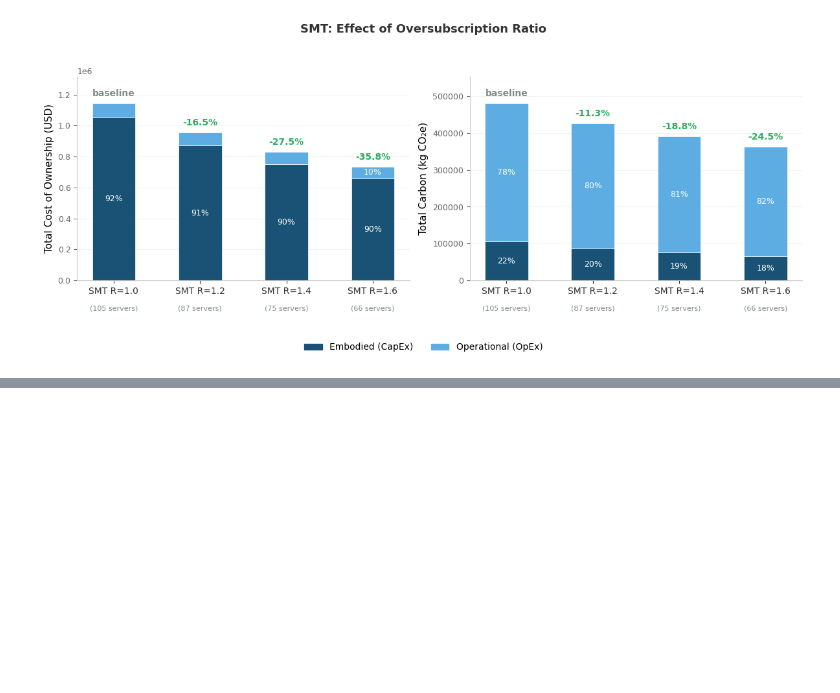
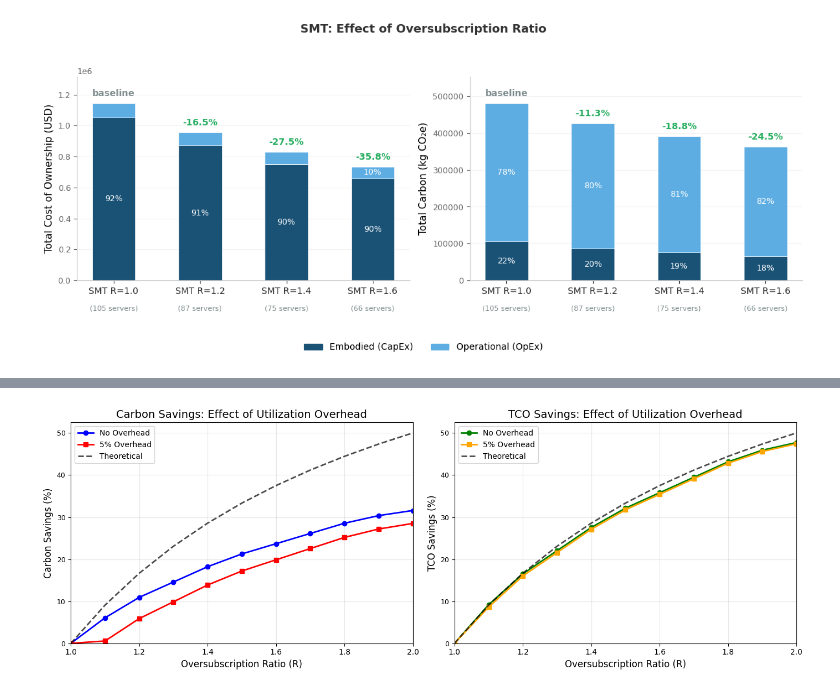
Before and after one commit to jaylenwang7/smt-oversub-model, a Jupyter notebook: notebooks/smt_vs_nosmt_comparison.ipynb, the cells around one changed output, grey strips where cells are left out. Cells and saved outputs as stored; diff of their text form; code cells hidden in the pictures; blank space fills up the shorter version.

```diff
--- a/notebooks/smt_vs_nosmt_comparison.ipynb
+++ b/notebooks/smt_vs_nosmt_comparison.ipynb
@@ -313,0 +519,36 @@ For more flexibility, use `ScenarioBuilder` and `compare_scenarios()` directly.
+# %%
+# Overlay both scenarios for comparison
+fig, axes = plt.subplots(1, 2, figsize=(14, 5))
+
+ratios = sweep['ratios']
+
+# Carbon savings comparison
+ax1 = axes[0]
+ax1.plot(ratios, sweep['carbon_savings_pct'], 'b-o', linewidth=2, markersize=6, label='No Overhead')
+ax1.plot(ratios, sweep_with_overhead['carbon_savings_pct'], 'r-s', linewidth=2, markersize=6, label='5% Overhead')
+ax1.plot(ratios, sweep['theoretical_savings_pct'], 'k--', linewidth=2, alpha=0.7, label='Theoretical')
+ax1.set_xlabel('Oversubscription Ratio (R)', fontsize=12)
+ax1.set_ylabel('Carbon Savings (%)', fontsize=12)
+ax1.set_title('Carbon Savings: Effect of Utilization Overhead', fontsize=14)
+ax1.legend(loc='upper left')
+ax1.grid(True, alpha=0.3)
+ax1.set_xlim(ratios[0], ratios[-1])
+ax1.set_ylim(bottom=0)
+
+# TCO savings comparison
+ax2 = axes[1]
+ax2.plot(ratios, sweep['tco_savings_pct'], 'g-o', linewidth=2, markersize=6, label='No Overhead')
+ax2.plot(ratios, sweep_with_overhead['tco_savings_pct'], 'orange', marker='s', linewidth=2, markersize=6, label='5% Overhead')
+ax2.plot(ratios, sweep['theoretical_savings_pct'], 'k--', linewidth=2, alpha=0.7, label='Theoretical')
+ax2.set_xlabel('Oversubscription Ratio (R)', fontsize=12)
+ax2.set_ylabel('TCO Savings (%)', fontsize=12)
+ax2.set_title('TCO Savings: Effect of Utilization Overhead', fontsize=14)
+ax2.legend(loc='upper left')
+ax2.grid(True, alpha=0.3)
+ax2.set_xlim(ratios[0], ratios[-1])
+ax2.set_ylim(bottom=0)
+
+plt.tight_layout()
+plt.show()
+# %% [output]
+[figure, added]
```
Also changed, not shown: parts of 12 cells of this notebook, 10 other files.
